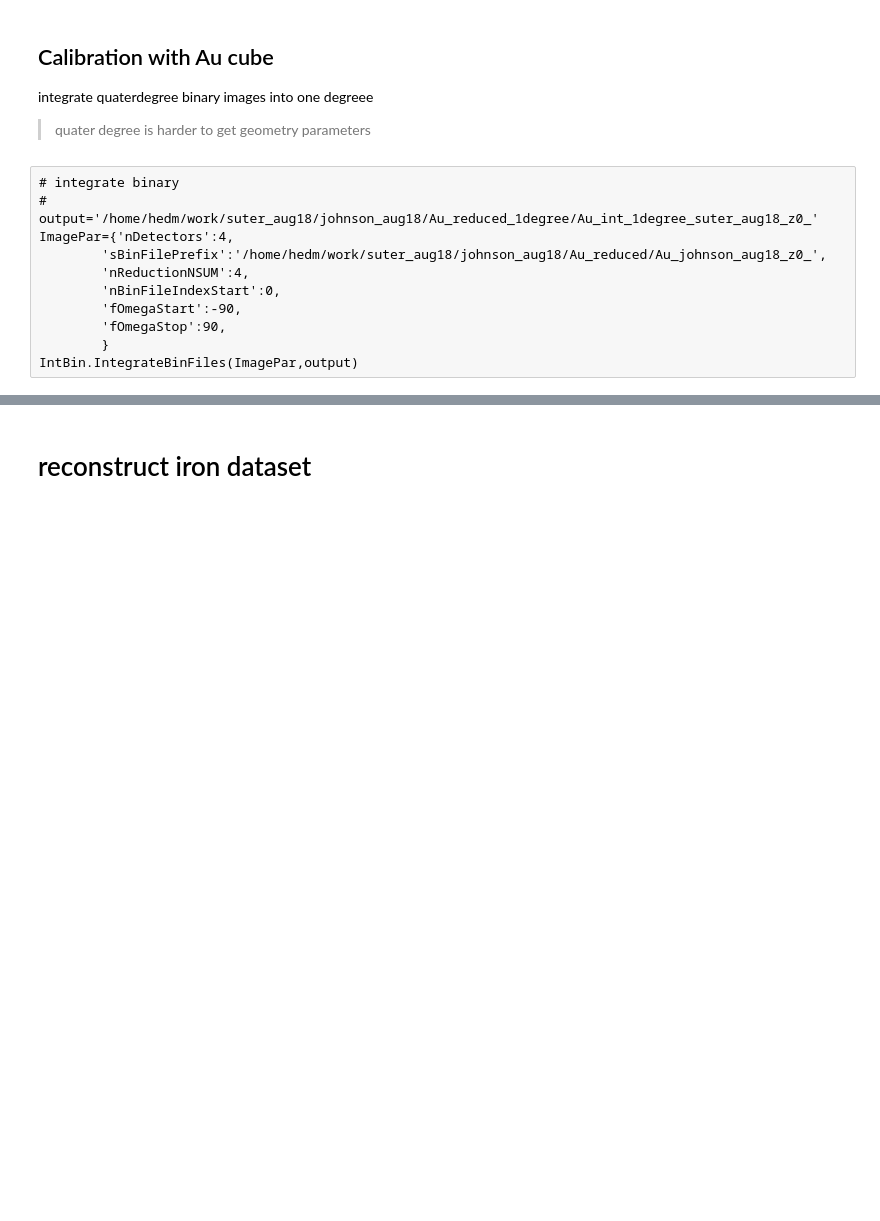
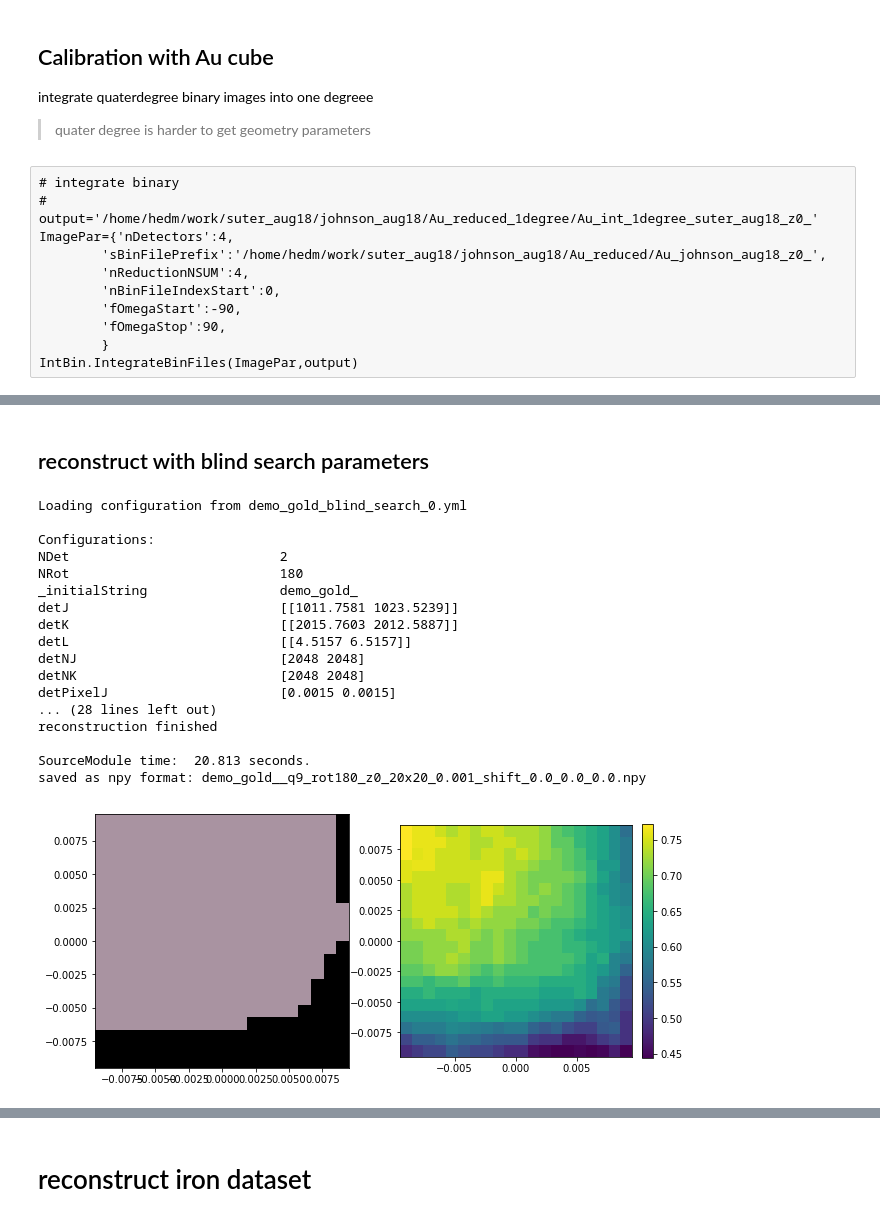
Before and after one commit to HeLiuCMU/HEXOMAP, a Jupyter notebook: demo_notebooks/Demo_Johnson_Aug18.ipynb, the cells around one changed output, grey strips where cells are left out. Drawn from its saved outputs; the diff is of its cells as text; code cells hidden in the pictures; blank space fills up the shorter version.

```diff
--- a/demo_notebooks/Demo_Johnson_Aug18.ipynb
+++ b/demo_notebooks/Demo_Johnson_Aug18.ipynb
@@ -5,6 +5,8 @@
 # os.environ["CUDA_DEVICE_ORDER"]="PCI_BUS_ID"
 # os.environ["CUDA_VISIBLE_DEVICES"]="1"
 # %%
+# run only once, otherwise GPU memory will not be collected correctly and cause memory leak.
+# can also 'restart kernel' to clear out gpu memory
 import numpy as np
 import matplotlib.pyplot as plt
 import pickle
@@ -14,7 +16,9 @@ from hexomap import reconstruction  # g-force caller
 from hexomap import MicFileTool     # io for reconstruction rst
 from hexomap import IntBin          # io for binary image (reduced data)
 from hexomap import config
-S = reconstruction.Reconstructor_GPU() # only one reconstructor exist at a time
+#use 'nvidia-smi' in terminal to check gpu memory status
+# create reconstructor that take data input and run reconstrution.
+S = reconstruction.Reconstructor_GPU(gpuID=1) # use gpuID to choose which gpu to use
 # %% [markdown]
 ## Calibration with Au cube
 
@@ -91 +141,28 @@ MicFileTool.plot_mic_and_conf(S.squareMicData, 0.4)
+# %% [markdown]
+## reconstruct with blind search parameters
+# %%
+c = config.Config().load('demo_gold_blind_search_0.yml') # read configuration file, create a configuration class:
+print(c)                                                 # show new parameters
+S.load_config(c)                                         # input new config into reconstructor S.
+S.serial_recon_multi_stage()                             # run reconstruction.
+MicFileTool.plot_mic_and_conf(S.squareMicData, 0.6)      # show voxels with hit_ratio > 0.6
+# %% [output]
+Loading configuration from demo_gold_blind_search_0.yml
+
+Configurations:
+NDet                           2
+NRot                           180
+_initialString                 demo_gold_
+detJ                           [[1011.7581 1023.5239]]
+detK                           [[2015.7603 2012.5887]]
+detL                           [[4.5157 6.5157]]
+detNJ                          [2048 2048]
+detNK                          [2048 2048]
+detPixelJ                      [0.0015 0.0015]
+... (28 lines left out)
+reconstruction finished
+
+SourceModule time:  20.813 seconds.
+saved as npy format: demo_gold__q9_rot180_z0_20x20_0.001_shift_0.0_0.0_0.0.npy
+[figure, added]
 # %%
```
Also changed, not shown: parts of 15 cells of this notebook.
